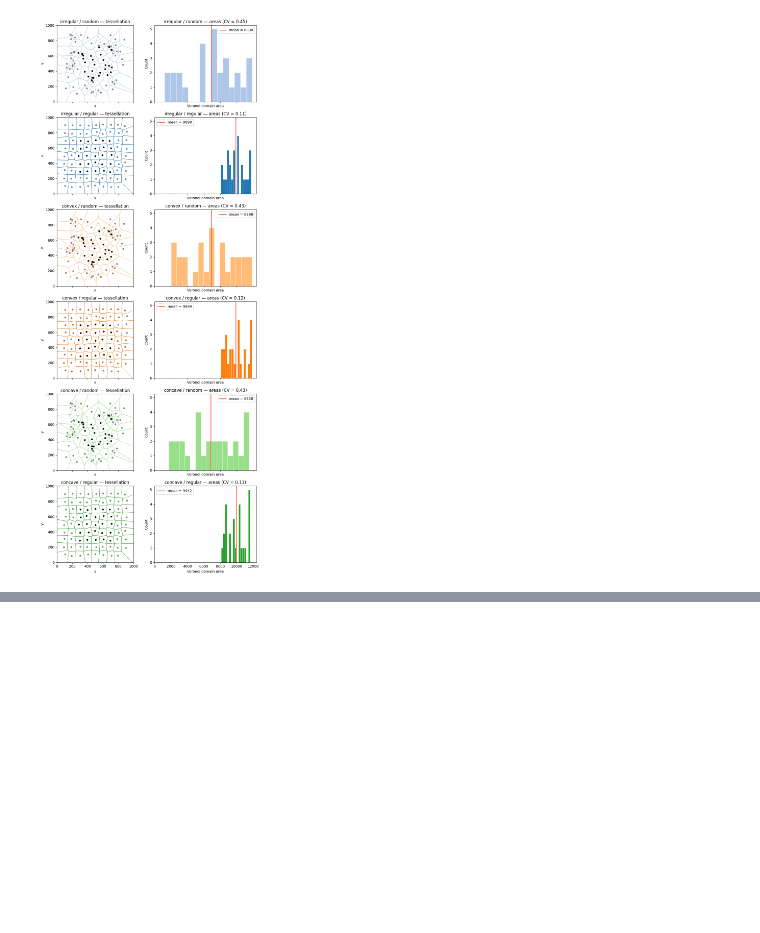
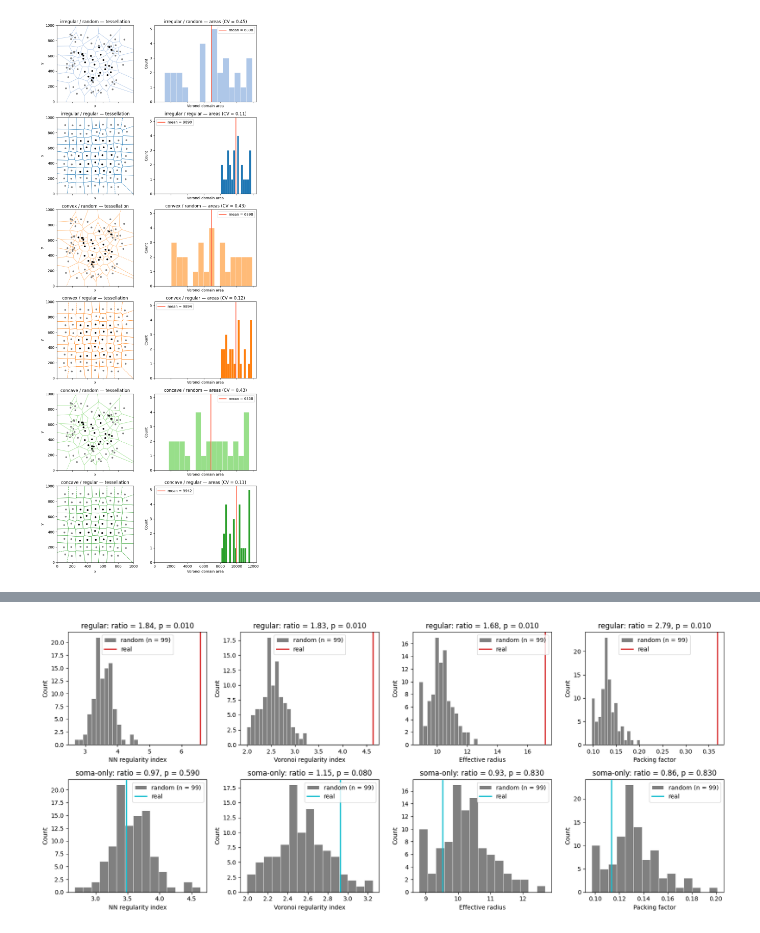
Before and after one commit to berenslab/cell_mosaics, a Jupyter notebook: notebooks/demo.ipynb, the cells around one changed output, grey strips where cells are left out. Saved outputs shown, nothing was run; the diff lists cells and outputs as text; code cells hidden in the pictures; blank space fills up the shorter version.

```diff
--- a/notebooks/demo.ipynb
+++ b/notebooks/demo.ipynb
@@ -218,0 +283,13 @@ plt.show()
+# %%
+mc_results = {
+    name: cm.compare_to_random_simulations(positions, MC_BOUNDS, drp_kwargs=DRP_KWARGS, seed=0, **SOMA)
+    for name, (positions, _) in mc_cases.items()
+}
+
+print(f"{'Mosaic':<10} {'Statistic':<26} {'real':>6} {'random':>13} {'ratio':>6} {'p':>6}")
+print("-" * 72)
+for name, result in mc_results.items():
+    for stat in cm.monte_carlo.REGULARITY_STATISTICS:
+        r = result[stat]
+        print(f"{name:<10} {stat:<26} {r['observed']:>6.2f} "
+              f"{r['simulated_mean']:>6.2f} ± {r['simulated_sd']:<4.2f} {r['ratio']:>6.2f} {r['p_greater']:>6.2f}")
@@ -218,0 +307,10 @@ plt.show()
+# %%
+fig, axes = plt.subplots(2, 4, figsize=(16, 7))
+for row, (name, result) in enumerate(mc_results.items()):
+    for ax, stat in zip(axes[row], cm.monte_carlo.REGULARITY_STATISTICS):
+        cm.plot_simulation_comparison(result, stat, ax=ax, color=MC_COLORS[name])
+        ax.set_title(f"{name}: {ax.get_title()}")
+plt.tight_layout()
+plt.show()
+# %% [output]
+[figure, added]
```
Also changed, not shown: parts of 10 cells of this notebook, 10 other files.
